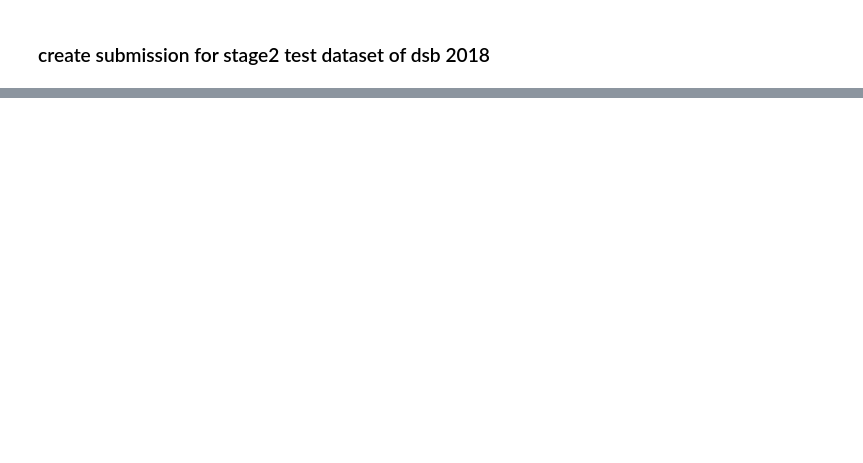
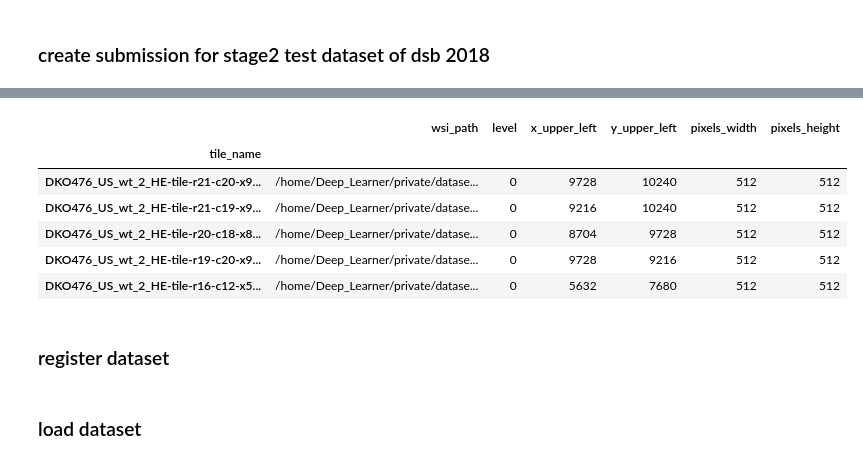
Before and after one commit to ChristophNeuner/nuclei_detection, a Jupyter notebook: nuclei_detection.ipynb, the cells around one changed output, grey strips where cells are left out. Cells and saved outputs as stored; diff of their text form; code cells hidden in the pictures; blank space fills up the shorter version.

```diff
--- a/nuclei_detection.ipynb
+++ b/nuclei_detection.ipynb
@@ -779,0 +728,65 @@ pd.read_csv(submission_path)
+# %%
+def open_image_custom(fn:str,
+                      convert_mode:str='RGB',
+                      tiles_df:pd.DataFrame=df_muscle_tiles):
+        "Open image in `fn`."
+        fn = Path(fn)
+        tile_name = fn.name
+        row = tiles_df.loc[tile_name, : ]
+        wsi_path = row['wsi_path']
+        x = row['x_upper_left']
+        y = row['y_upper_left']
+        width = row['pixels_width']
+        height = row['pixels_height']
+        level = row['level']
+        tile = tiles.ExtractTileFromWSI(path=wsi_path, x=x, y=y, width=width, height=height, level=level)
+        tile = tile.convert(convert_mode)
+        tile = fastai.vision.image.pil2tensor(tile,np.float32)
+        return tile
+
+def read_image_custom(file_name, format=None):
+    """
+    Read an image into the given format.
+    Will apply rotation and flipping if the image has such exif information.
+    Args:
+        file_name (str): image file path
+        format (str): one of the supported image modes in PIL, or "BGR"
+    Returns:
+        image (np.ndarray): an HWC image in the given format.
+    """
+
+    with PathManager.open(file_name, "rb") as f:
+        image = open_image_custom(f)
+
+        # capture and ignore this bug: https://github.com/python-pillow/Pillow/issues/3973
+        try:
+            image = ImageOps.exif_transpose(image)
+        except Exception:
+            pass
+
+        if format is not None:
+            # PIL only supports RGB, so convert to RGB and flip channels over below
+            conversion_format = format
+            if format == "BGR":
+                conversion_format = "RGB"
+            image = image.convert(conversion_format)
+        image = np.asarray(image)
+        if format == "BGR":
+            # flip channels if needed
+            image = image[:, :, ::-1]
+        # PIL squeezes out the channel dimension for "L", so make it HWC
+        if format == "L":
+            image = np.expand_dims(image, -1)
+        return image
+
+detectron2.data.detection_utils.read_image = read_image_custom
+# %% [output]
+|  | wsi_path | level | x_upper_left | y_upper_left | pixels_width | pixels_height |
+| tile_name |  |  |  |  |  |  |
+| DKO476_US_wt_2_HE-tile-r21-c20-x9... | /home/Deep_Learner/private/datase... | 0 | 9728 | 10240 | 512 | 512 |
+| DKO476_US_wt_2_HE-tile-r21-c19-x9... | /home/Deep_Learner/private/datase... | 0 | 9216 | 10240 | 512 | 512 |
+| DKO476_US_wt_2_HE-tile-r20-c18-x8... | /home/Deep_Learner/private/datase... | 0 | 8704 | 9728 | 512 | 512 |
+| DKO476_US_wt_2_HE-tile-r19-c20-x9... | /home/Deep_Learner/private/datase... | 0 | 9728 | 9216 | 512 | 512 |
+| DKO476_US_wt_2_HE-tile-r16-c12-x5... | /home/Deep_Learner/private/datase... | 0 | 5632 | 7680 | 512 | 512 |
+# %% [markdown]
+### register dataset
@@ -779,0 +801,2 @@ pd.read_csv(submission_path)
+# %% [markdown]
+###  load dataset
```
Also changed, not shown: parts of 31 cells of this notebook.
